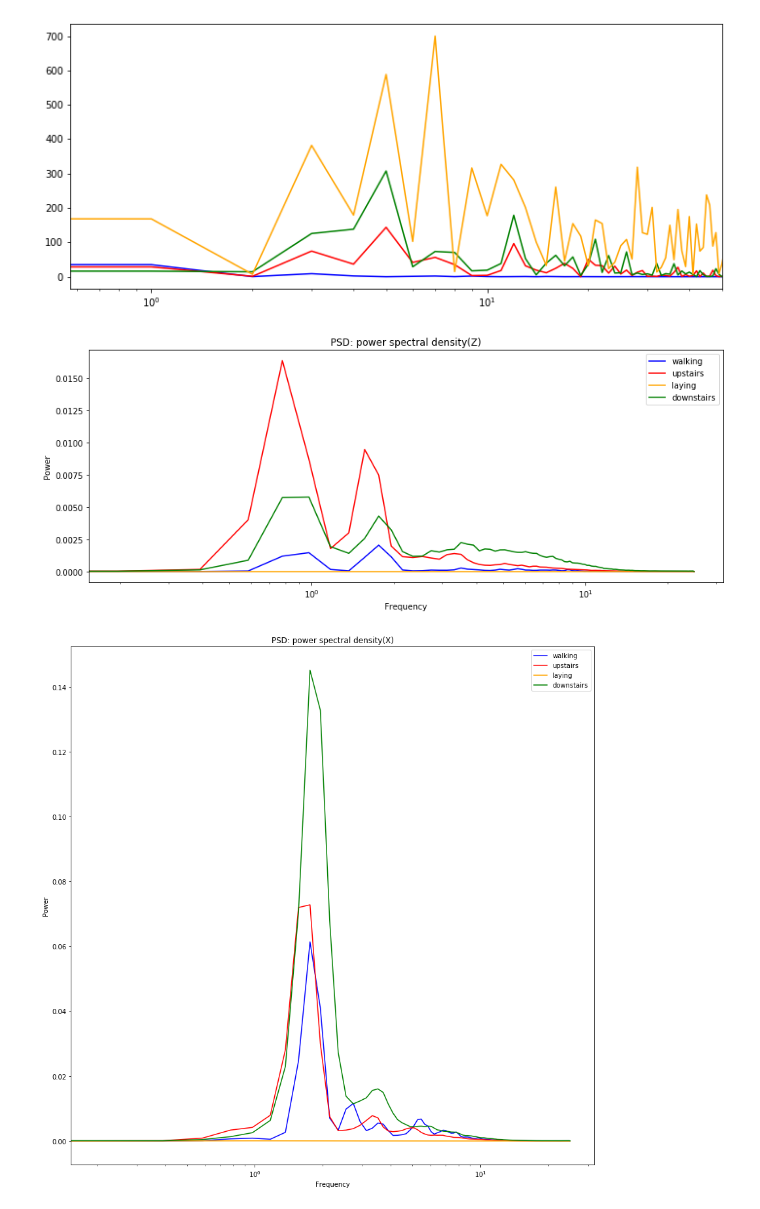
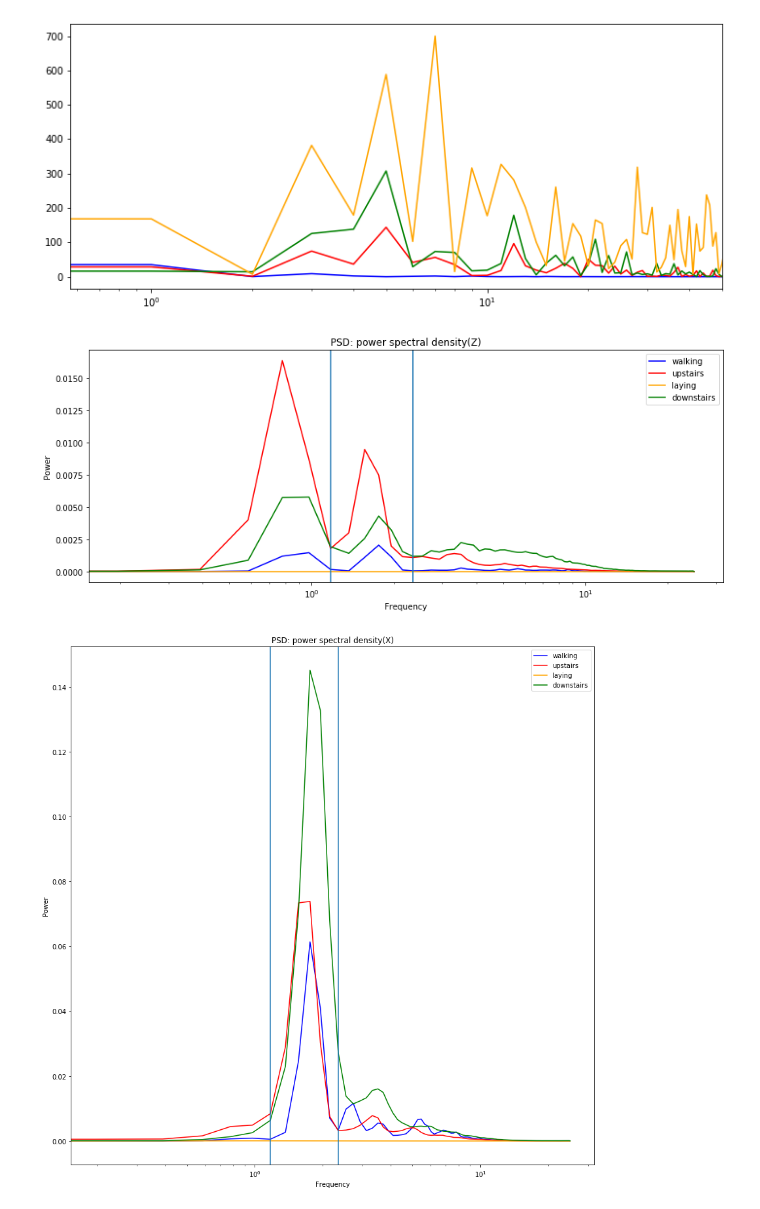
Before and after one commit to Devinml/Human-activity-recognition-using-smartphone-data, a Jupyter notebook: notebooks/EDA_RAW_DATA.ipynb, the cells around one changed output. Cells and saved outputs as stored; diff of their text form; code cells hidden in the pictures.

```diff
--- a/notebooks/EDA_RAW_DATA.ipynb
+++ b/notebooks/EDA_RAW_DATA.ipynb
@@ -188,31 +188,35 @@ plt.semilogx(f, power,color='blue',label='walking')
 plt.semilogx(f2, power2,color='red',label='upstairs')
 plt.semilogx(f3,power3,color='orange',label='laying')
 plt.semilogx(f4,power4,color='green',label='downstairs')
+plt.axvline(x=1.171875)
+plt.axvline(x=2.34375)
 plt.title('PSD: power spectral density(Z)')
 plt.legend()
 plt.xlabel('Frequency')
 plt.ylabel('Power')
 plt.tight_layout()
 # %% [output]
-[figure, old version]
+[figure, new version]
 # %%
 f,power = welch(butter_highpass(df_walk['X']),fs=50)
-f2,power2 = welch(butter_highpass(df_up['X']),fs=50)
+f2,power2 = welch((df_up['X']),fs=50)
 f3,power3 = welch(butter_highpass(df_lay['X']),fs=50)
 f4,power4 = welch(butter_highpass(df_down['X']),fs=50)
 # %%
 plt.figure(figsize=(12,12))
 plt.semilogx(f, power,color='blue',label='walking')
 plt.semilogx(f2, power2,color='red',label='upstairs')
 plt.semilogx(f3,power3,color='orange',label='laying')
 plt.semilogx(f4,power4,color='green',label='downstairs')
 plt.title('PSD: power spectral density(X)')
+plt.axvline(x=1.171875)
+plt.axvline(x=2.34375)
 plt.legend()
 plt.xlabel('Frequency')
 plt.ylabel('Power')
 plt.tight_layout()
 # %% [output]
-[figure, old version]
+[figure, new version]
 # %%
 f,power = welch(butter_highpass(df_walk['Y']),fs=50)
 f2,power2 = welch(butter_highpass(df_up['Y']),fs=50)
```
Also changed, not shown: parts of 9 cells of this notebook.
